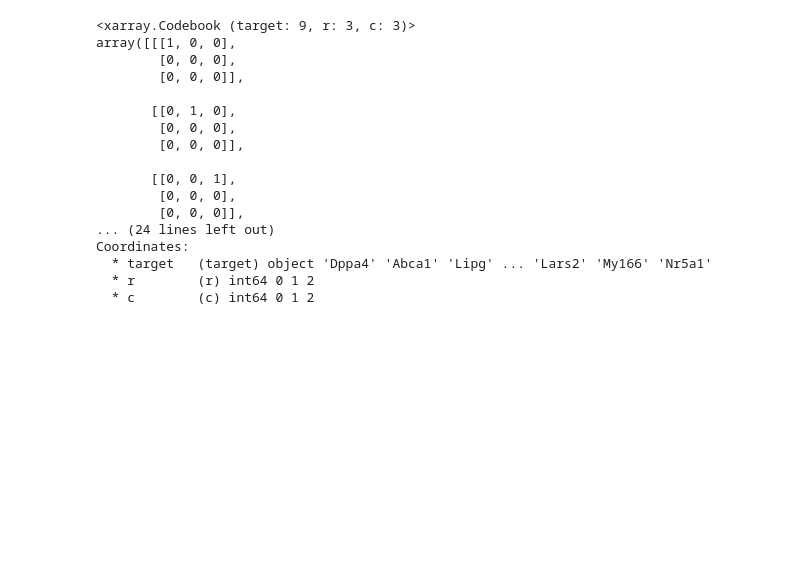
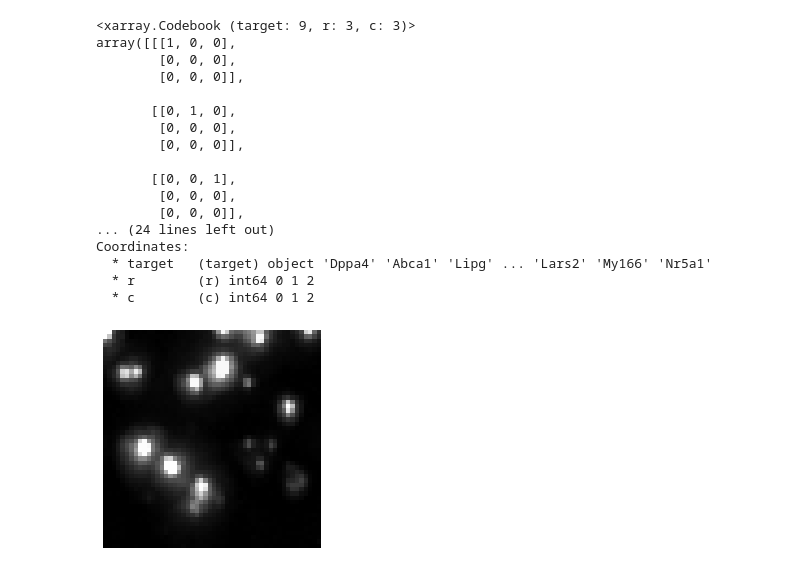
Before and after one commit to sebgoti/napari-spacetx-explorer, a Jupyter notebook: napari_spacetx_explorer/Visualising_StarFISH_napari.ipynb, the cells around one changed output. Drawn from its saved outputs; the diff is of its cells as text; code cells hidden in the pictures; blank space fills up the shorter version.

Commit message:
Add notebook for visualization of spots

```diff
--- a/napari_spacetx_explorer/Visualising_StarFISH_napari.ipynb
+++ b/napari_spacetx_explorer/Visualising_StarFISH_napari.ipynb
@@ -48,8 +69,39 @@ Coordinates:
 # %%
-# The idea is for the user to select a field of view and then to
-# show this sequence of files with the codebook information from
-# the selected gene and plot the spots file on top of this
+experiment = data.ISS()
+fov = experiment.fov()
+imgs = fov.get_image(FieldOfView.PRIMARY_IMAGES) # primary images
+dots = fov.get_image("dots") # reference round where every spot labeled with fluorophore
 
-def view_gene_exp(
-    gene: str = 'None',
-    fov: str = 'fov_000')
+# filter raw data
+masking_radius = 15
+filt = Filter.WhiteTophat(masking_radius, is_volume=False)
+filt.run(imgs, in_place=True)
+filt.run(dots, in_place=True)
+
+# register primary images to reference round
+learn_translation = LearnTransform.Translation(reference_stack=dots, axes=Axes.ROUND, upsampling=1000)
+transforms_list = learn_translation.run(imgs.reduce({Axes.CH, Axes.ZPLANE}, func="max"))
+warp = ApplyTransform.Warp()
+warp.run(imgs, transforms_list=transforms_list, in_place=True)
+
+# view dots to estimate radius of spots: radius range from 1.5 to 4 pixels
+imshow_plane(dots, {Axes.X: (500, 550), Axes.Y: (600, 650)})
+
+# run blob detector with dots as reference image
+# following guideline of sigma = radius/sqrt(2) for 2D images
+# threshold is set conservatively low
+bd = FindSpots.BlobDetector(
+    min_sigma=1,
+    max_sigma=3,
+    num_sigma=10,
+    threshold=0.01,
+    is_volume=False,
+    measurement_type='mean',
+)
+spots = bd.run(image_stack=imgs, reference_image=dots)
+
+# Decode the pixel traces using the codebook
+decoder = DecodeSpots.PerRoundMaxChannel(codebook=experiment.codebook)
+decoded = decoder.run(spots=spots)
+# %% [output]
+[figure, added]
```
Also changed, not shown: parts of 26 cells of this notebook, 2 other files.
